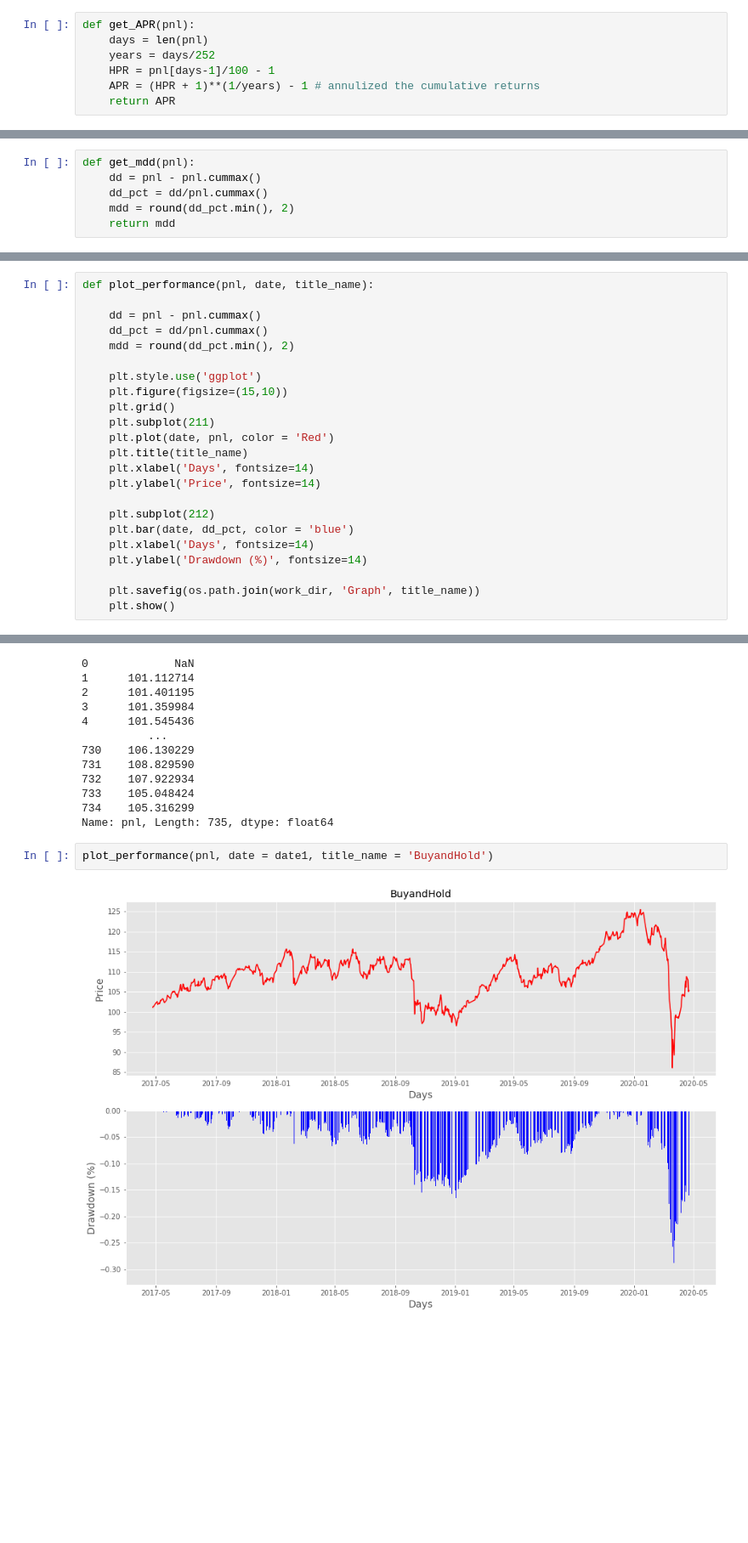
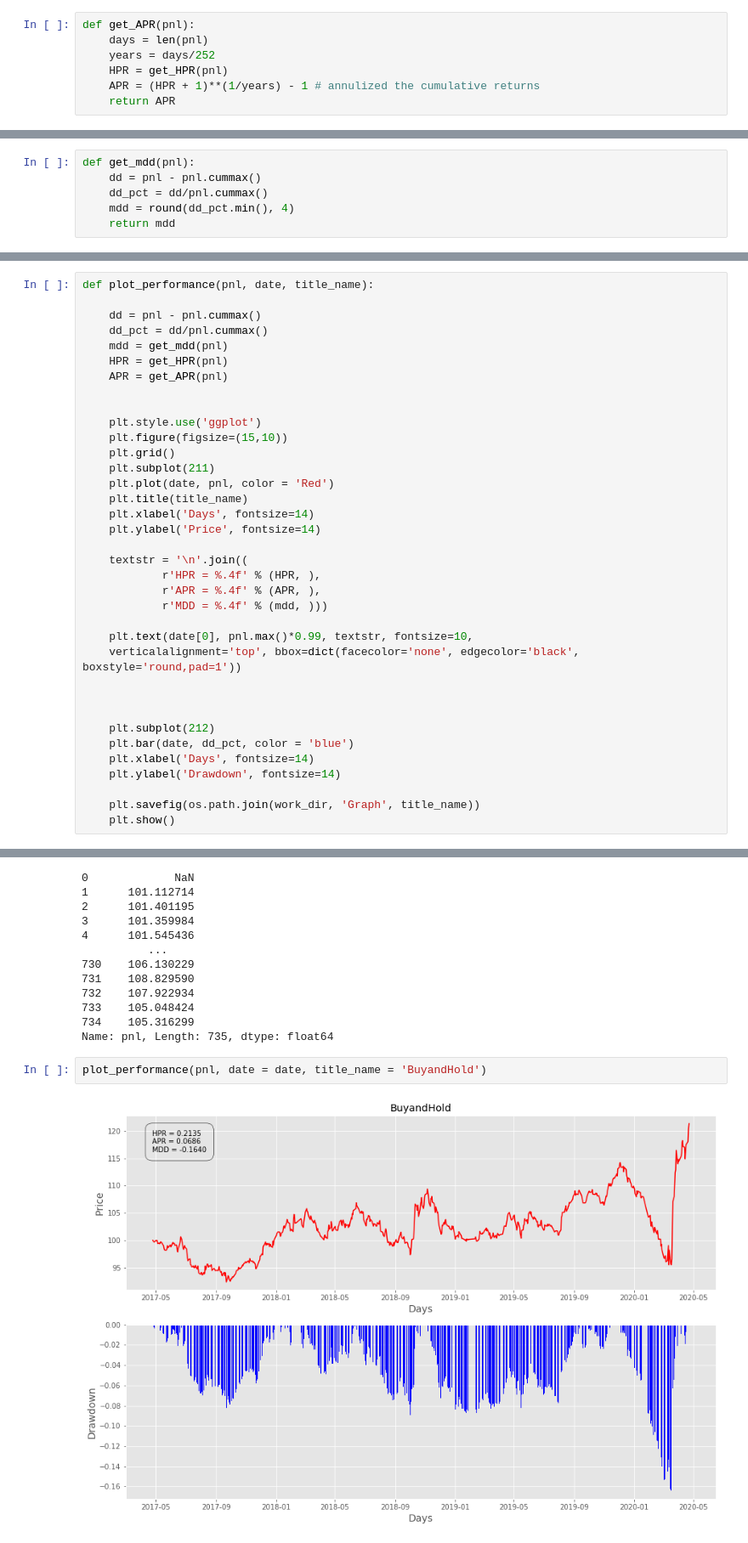
Before and after one commit to A2Zntu/FuturesStrategy, a Jupyter notebook: main.ipynb, the cells around one changed output, grey strips where cells are left out. Shown: that part at 85% size. Cells and saved outputs as stored; diff of their text form; blank space fills up the shorter version.

```diff
--- a/main.ipynb
+++ b/main.ipynb
@@ -158,7 +237,7 @@ def get_HPR(pnl):
 def get_APR(pnl):
     days = len(pnl)
     years = days/252
-    HPR = pnl[days-1]/100 - 1
+    HPR = get_HPR(pnl)
     APR = (HPR + 1)**(1/years) - 1 # annulized the cumulative returns
     return APR
 # %%
@@ -171,7 +251,7 @@ def get_Sharp(pnl, rf):
 def get_mdd(pnl):
     dd = pnl - pnl.cummax()
     dd_pct = dd/pnl.cummax()
-    mdd = round(dd_pct.min(), 2)
+    mdd = round(dd_pct.min(), 4)
     return mdd
 # %%
 def print_performance(pnl, rf = 0.01045):
@@ -195,7 +269,10 @@ def plot_performance(pnl, date, title_name):
 
     dd = pnl - pnl.cummax()
     dd_pct = dd/pnl.cummax()
-    mdd = round(dd_pct.min(), 2)
+    mdd = get_mdd(pnl)
+    HPR = get_HPR(pnl)
+    APR = get_APR(pnl)
+
 
     plt.style.use('ggplot')
     plt.figure(figsize=(15,10))
@@ -206,10 +283,20 @@ def plot_performance(pnl, date, title_name):
     plt.xlabel('Days', fontsize=14)
     plt.ylabel('Price', fontsize=14)
 
+    textstr = '\n'.join((
+            r'HPR = %.4f' % (HPR, ),
+            r'APR = %.4f' % (APR, ),
+            r'MDD = %.4f' % (mdd, )))
+
+    plt.text(date[0], pnl.max()*0.99, textstr, fontsize=10,
+    verticalalignment='top', bbox=dict(facecolor='none', edgecolor='black', boxstyle='round,pad=1'))
+
+
+
     plt.subplot(212)
     plt.bar(date, dd_pct, color = 'blue')
     plt.xlabel('Days', fontsize=14)
-    plt.ylabel('Drawdown (%)', fontsize=14)
+    plt.ylabel('Drawdown', fontsize=14)
 
     plt.savefig(os.path.join(work_dir, 'Graph', title_name))
     plt.show()
@@ -248,9 +355,9 @@ pnl
 734    105.316299
 Name: pnl, Length: 735, dtype: float64
 # %%
-plot_performance(pnl, date = date1, title_name = 'BuyandHold')
+plot_performance(pnl, date = date, title_name = 'BuyandHold')
 # %% [output]
-[figure, old version]
+[figure, new version]
 # %%
 print_performance(pnl, rf = 0.01045)
 # %% [output]
```
Also changed, not shown: parts of 36 cells of this notebook, 9 other files.
